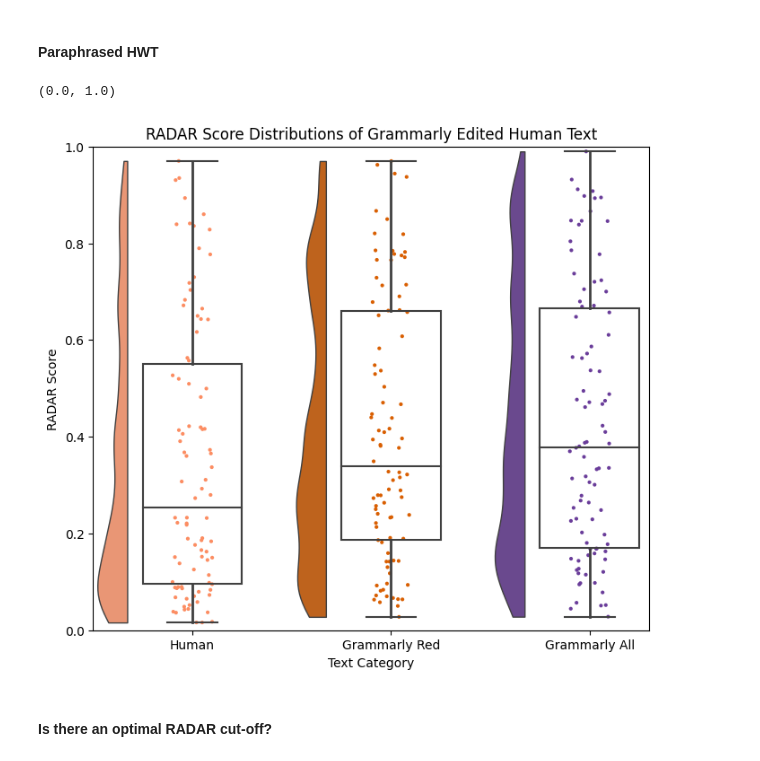
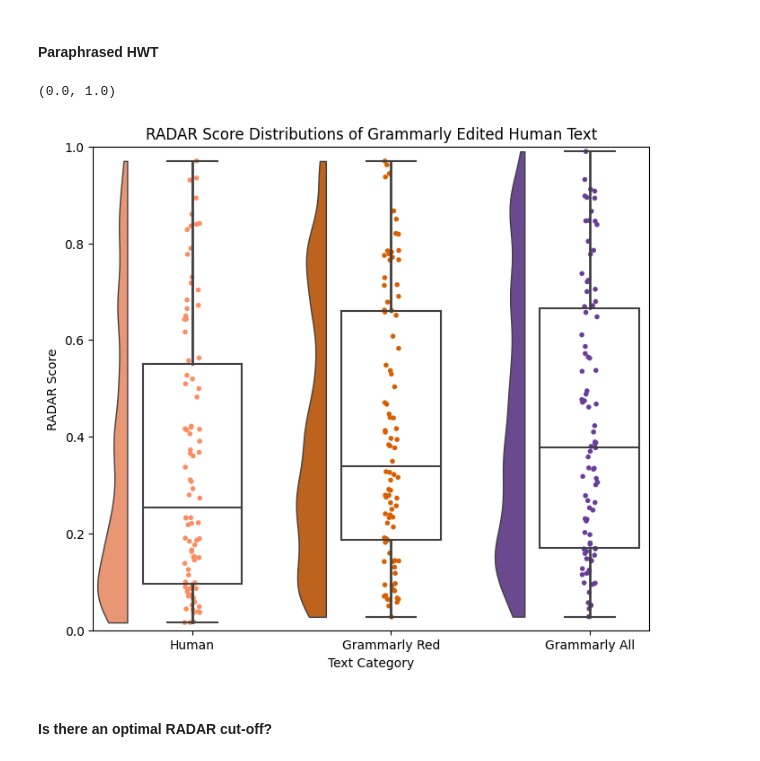
Before and after one commit to nicole-jefferies/RADAR_Eval, a Jupyter notebook: Vis Final Version?.ipynb, the cells around one changed output. Cells and saved outputs as stored; diff of their text form; code cells hidden in the pictures.

Commit message:
Adjusted jitter width of ptitplots

```diff
--- a/Vis Final Version?.ipynb
+++ b/Vis Final Version?.ipynb
@@ -74,22 +74,22 @@ plt.ylim(0,1)
 # %%
 data = pd.read_csv('topics-post-RADAR-data.csv')
 columns_to_keep = ['STUD_REFORMATTED','STUD_RED_RADAR','STUD_ALL_RADAR']
 melted_data = data[columns_to_keep]
 melted_data = pd.melt(melted_data, var_name='Category', value_name='RADAR_output')
 f, ax = plt.subplots(figsize=(8, 7))
 
 custom_colors = {'STUD_REFORMATTED': '#fc8d62', 'STUD_RED_RADAR': '#d95f02', 'STUD_ALL_RADAR': '#6a3d9a'}
 
-g = pt.RainCloud(data = melted_data, x = 'Category', y = 'RADAR_output', ax = ax, orient='v', point_size=3,
-             width_box= .5, width_viol= .3, scale='count', palette=custom_colors)
+g = pt.RainCloud(data = melted_data, x = 'Category', y = 'RADAR_output', ax = ax, orient='v', point_size=4,
+             width_box= .5, width_viol= .3, scale='count', palette=custom_colors, jitter=0.04)
 plt.xlabel('Text Category')
 plt.ylabel('RADAR Score')
 plt.title('RADAR Score Distributions of Grammarly Edited Human Text')
 g.set(xticklabels=['Human','Grammarly Red', 'Grammarly All'])
 plt.ylim(0,1)
 # %% [output]
 (0.0, 1.0)
-[figure, old version]
+[figure, new version]
 # %% [markdown]
 #### Is there an optimal RADAR cut-off?
 # %%
```
Also changed, not shown: parts of 11 cells of this notebook.
